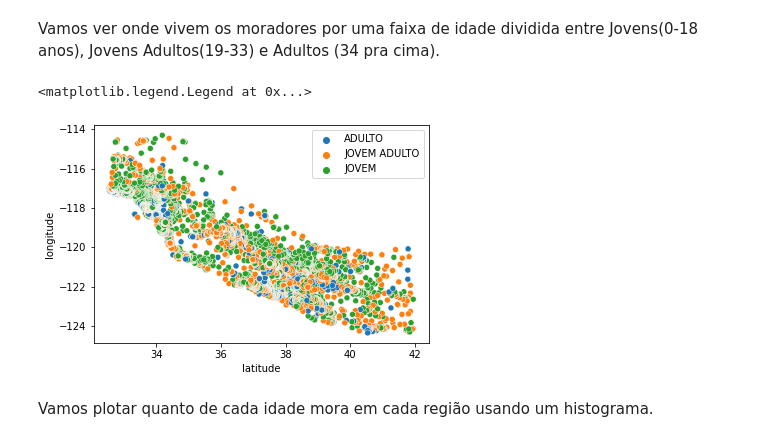
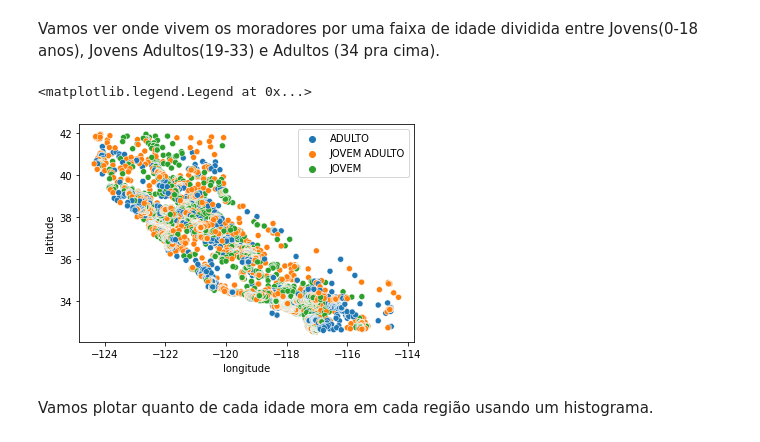
Before and after one commit to thomasbekhor/Exploratory-and-Predictive-Analysis, a Jupyter notebook: Housing_Regression.ipynb, the cells around one changed output. Cells and saved outputs as stored; diff of their text form; code cells hidden in the pictures.

Commit message:
house_regression final

```diff
--- a/Housing_Regression.ipynb
+++ b/Housing_Regression.ipynb
@@ -427,12 +425,12 @@ for i in df_house["housing_median_age"]:
         #subset["IDADE"]="JOVEM"
 subset["IDADE"]=lista
 # %%
-sns.scatterplot('latitude', 'longitude', data=df_house, hue=subset["IDADE"])
+sns.scatterplot('longitude', 'latitude', data=df_house, hue=subset["IDADE"])
 
 plt.legend()
 # %% [output]
 <matplotlib.legend.Legend at 0x...>
-[figure, old version]
+[figure, new version]
 # %% [markdown]
 Vamos plotar quanto de cada idade mora em cada região usando um histograma.
 # %%
```
Also changed, not shown: parts of 41 cells of this notebook.
